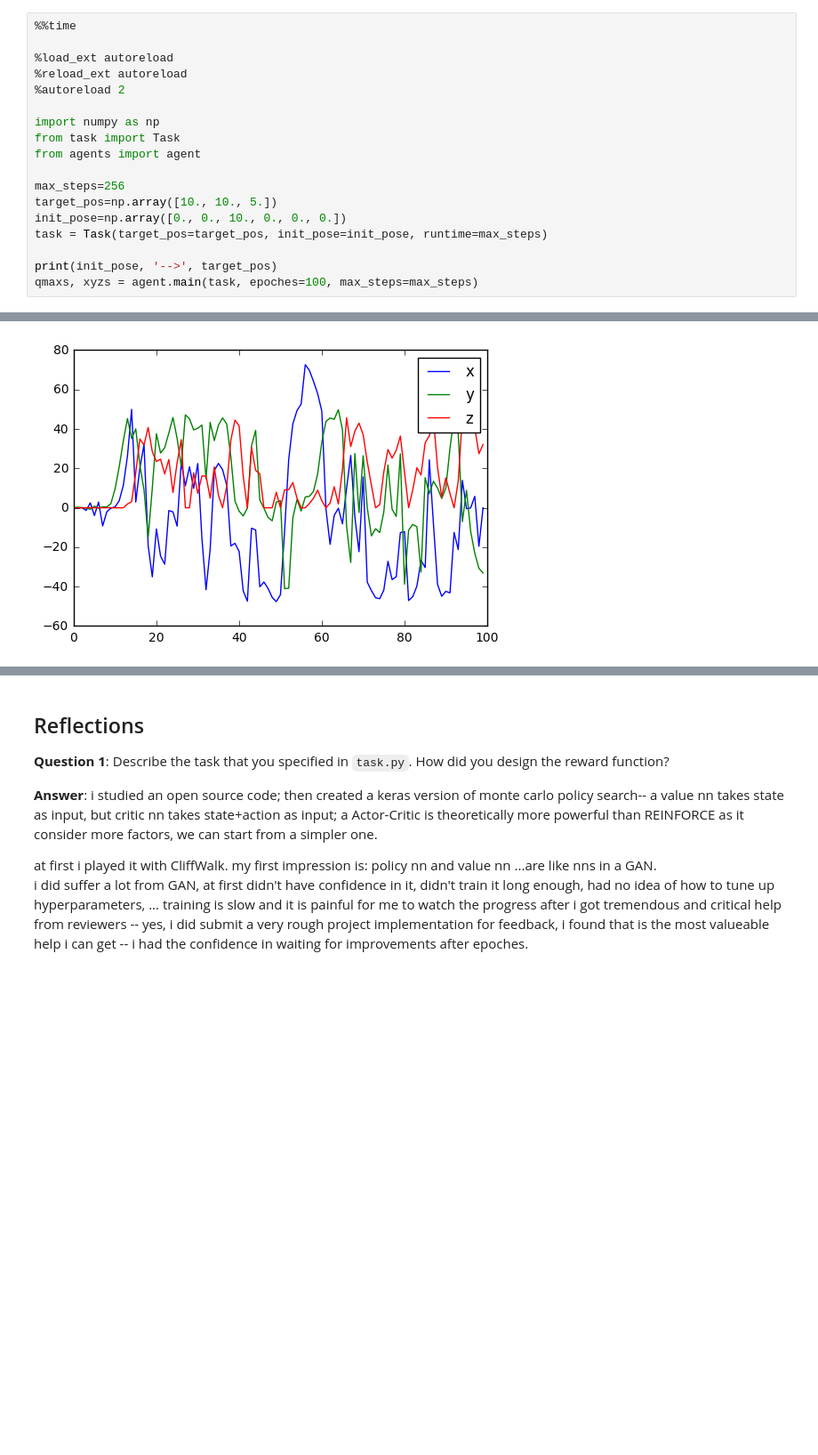
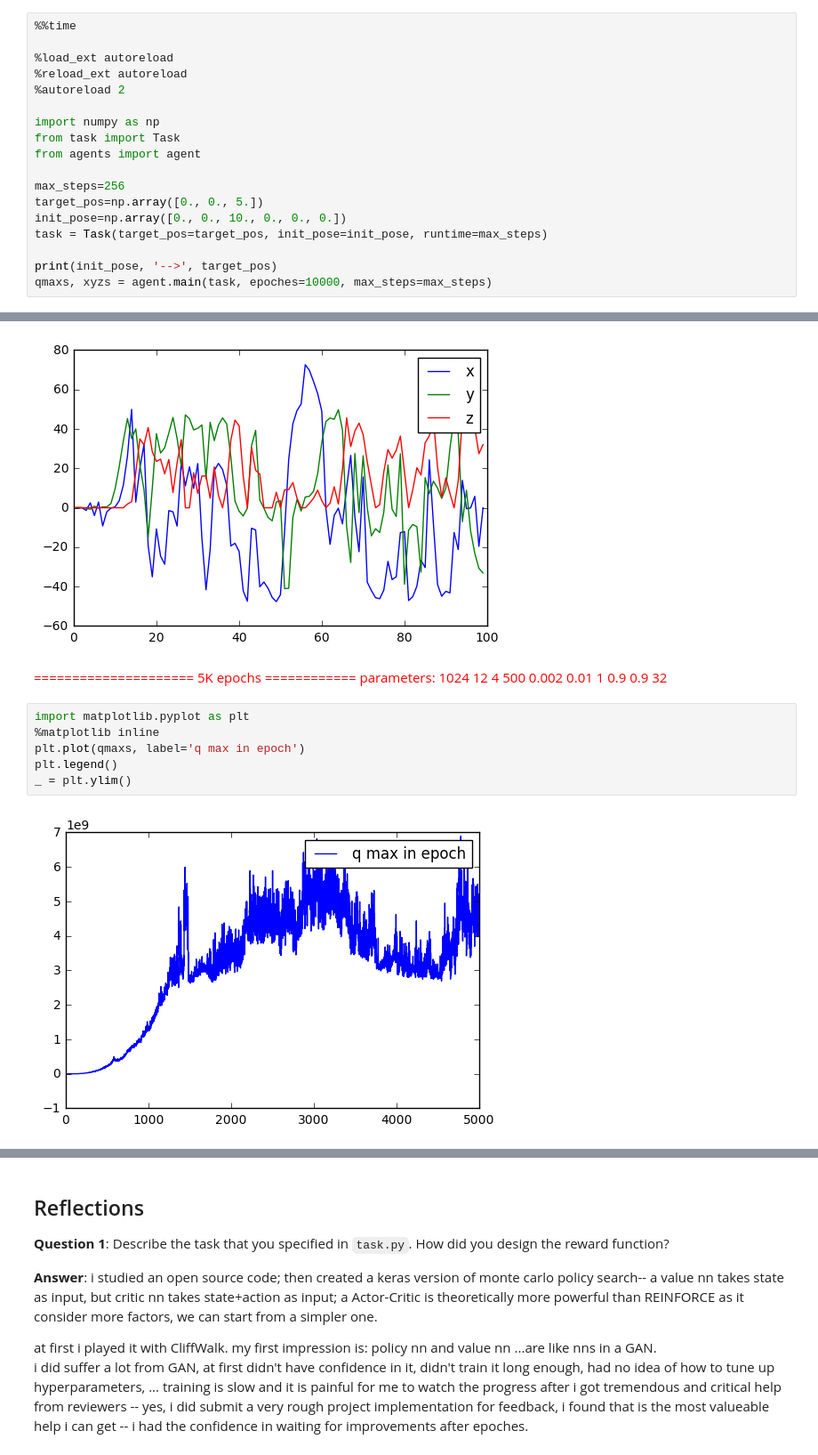
Before and after one commit to dapengAtGoGuardian/quadcopter, a Jupyter notebook: Quadcopter_Project.ipynb, the cells around one changed output, grey strips where cells are left out. Shown: that part at 89% size. Cells and saved outputs as stored; diff of their text form; blank space fills up the shorter version.

```diff
--- a/Quadcopter_Project.ipynb
+++ b/Quadcopter_Project.ipynb
@@ -540,10 +579,10 @@ from task import Task
 from agents import agent
 
 max_steps=256
-target_pos=np.array([10., 10., 5.])
+target_pos=np.array([0., 0., 5.])
 init_pose=np.array([0., 0., 10., 0., 0., 0.])
 task = Task(target_pos=target_pos, init_pose=init_pose, runtime=max_steps)
 
 print(init_pose, '-->', target_pos)
-qmaxs, xyzs = agent.main(task, epoches=100, max_steps=max_steps)
+qmaxs, xyzs = agent.main(task, epoches=10000, max_steps=max_steps)
 # %% [output]
@@ -903,3 +996,14 @@ plt.legend()
 _ = plt.ylim()
 # %% [output]
 [figure]
+# %% [markdown]
+<font color=red>===================== 5K epochs ============  parameters:  1024 12 4 500 0.002 0.01 1 0.9 0.9 32
+</font>
+# %%
+import matplotlib.pyplot as plt
+%matplotlib inline
+plt.plot(qmaxs, label='q max in epoch')
+plt.legend()
+_ = plt.ylim()
+# %% [output]
+[figure, added]
```
Also changed, not shown: parts of 8 cells of this notebook, 2 other files.
